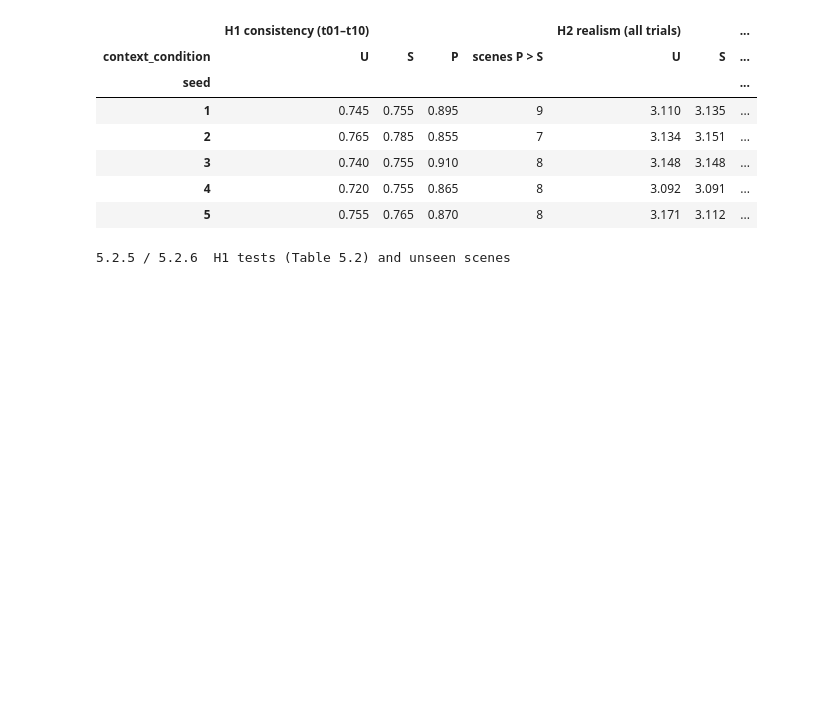
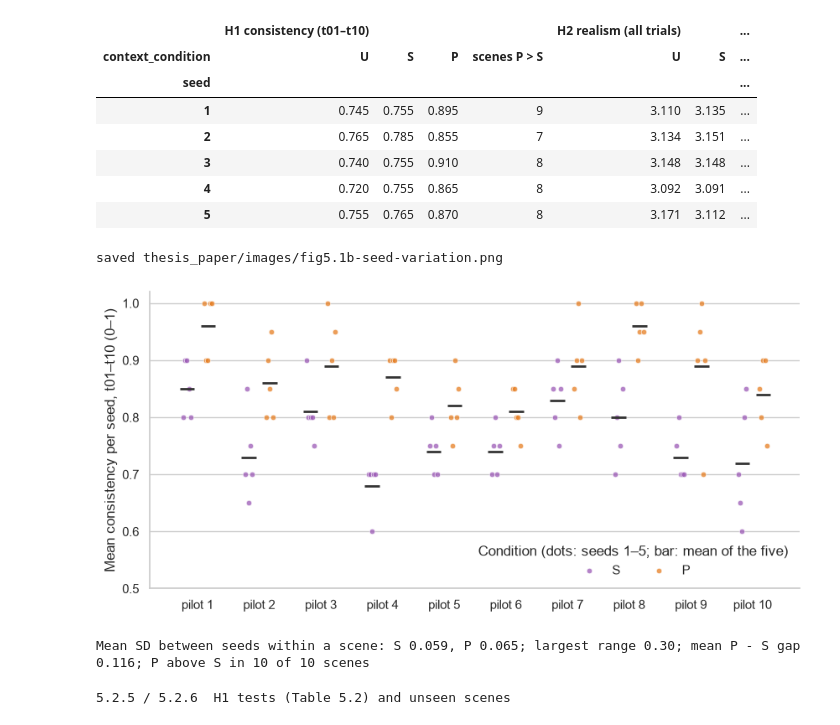
Before and after one commit to BestPhanuwish/LLM-research, a Jupyter notebook: notebooks/results_dashboard.ipynb, the cells around one changed output. Cells and saved outputs as stored; diff of their text form; code cells hidden in the pictures; blank space fills up the shorter version.

```diff
--- a/notebooks/results_dashboard.ipynb
+++ b/notebooks/results_dashboard.ipynb
@@ -1516,6 +1549,38 @@ H3 consistency (t11): P > S in 36 of 50 scene-seed runs
 | 3 | 0.740 | 0.755 | 0.910 | 8 | 3.148 | 3.148 | ... |
 | 4 | 0.720 | 0.755 | 0.865 | 8 | 3.092 | 3.091 | ... |
 | 5 | 0.755 | 0.765 | 0.870 | 8 | 3.171 | 3.112 | ... |
+# %%
+# Figure for Results 5.1.4: variation between seeds within each scene (H1, t01-t10).
+# Each dot is one seed's mean for that scene and condition; the bar is the mean over the five seeds,
+# which is the scene mean used by the tests. S and P only (the primary comparison).
+seed_scene_h1 = (single_turn.groupby(["pilot", "context_condition", "seed"], observed=True)["consistency"]
+                 .mean().unstack("seed"))
+pilots = sorted(single_turn["pilot"].unique())
+fig, ax = plt.subplots(figsize=(10, 4.6))
+offsets = {"S": -0.17, "P": 0.17}
+for condition, offset in offsets.items():
+    for i, pilot in enumerate(pilots):
+        values = seed_scene_h1.loc[(pilot, condition)].to_numpy()
+        jitter = np.linspace(-0.06, 0.06, len(values))
+        ax.scatter(i + offset + jitter, values, s=22, color=CONDITION_COLORS[condition], alpha=0.75,
+                   edgecolor="white", linewidth=0.6, zorder=2, label=condition if i == 0 else None)
+        ax.hlines(values.mean(), i + offset - 0.12, i + offset + 0.12, color=INK, linewidth=2, zorder=3)
+sd = seed_scene_h1.std(axis=1, ddof=1)
+gap = seed_scene_h1.mean(axis=1).unstack()["P"] - seed_scene_h1.mean(axis=1).unstack()["S"]
+ax.set_xticks(range(len(pilots)), [f"pilot {p}" for p in pilots])
+ax.set_ylabel("Mean consistency per seed, t01–t10 (0–1)")
+ax.set_ylim(0.5, 1.02)
+ax.grid(axis="x", visible=False); ax.spines[["top", "right"]].set_visible(False)
+ax.legend(title="Condition (dots: seeds 1–5; bar: mean of the five)", frameon=False, ncol=2, loc="lower right")
+save_thesis_figure(fig, "fig5.1b-seed-variation.png")  # Thesis Figure in Section 5.1.4
+plt.show()
+print(f"Mean SD between seeds within a scene: S {sd.xs('S', level=1).mean():.3f}, P {sd.xs('P', level=1).mean():.3f}; "
+      f"largest range {(seed_scene_h1.max(axis=1) - seed_scene_h1.min(axis=1)).max():.2f}; "
+      f"mean P - S gap {gap.mean():.3f}; P above S in {(gap > 0).sum()} of {len(gap)} scenes")
+# %% [output]
+saved thesis_paper/images/fig5.1b-seed-variation.png
+[figure, added]
+Mean SD between seeds within a scene: S 0.059, P 0.065; largest range 0.30; mean P - S gap 0.116; P above S in 10 of 10 scenes
 # %%
 # Robustness rows for every hypothesis (pilots 6-10 only).
 unseen = {
```
Also changed, not shown: parts of 14 cells of this notebook.
